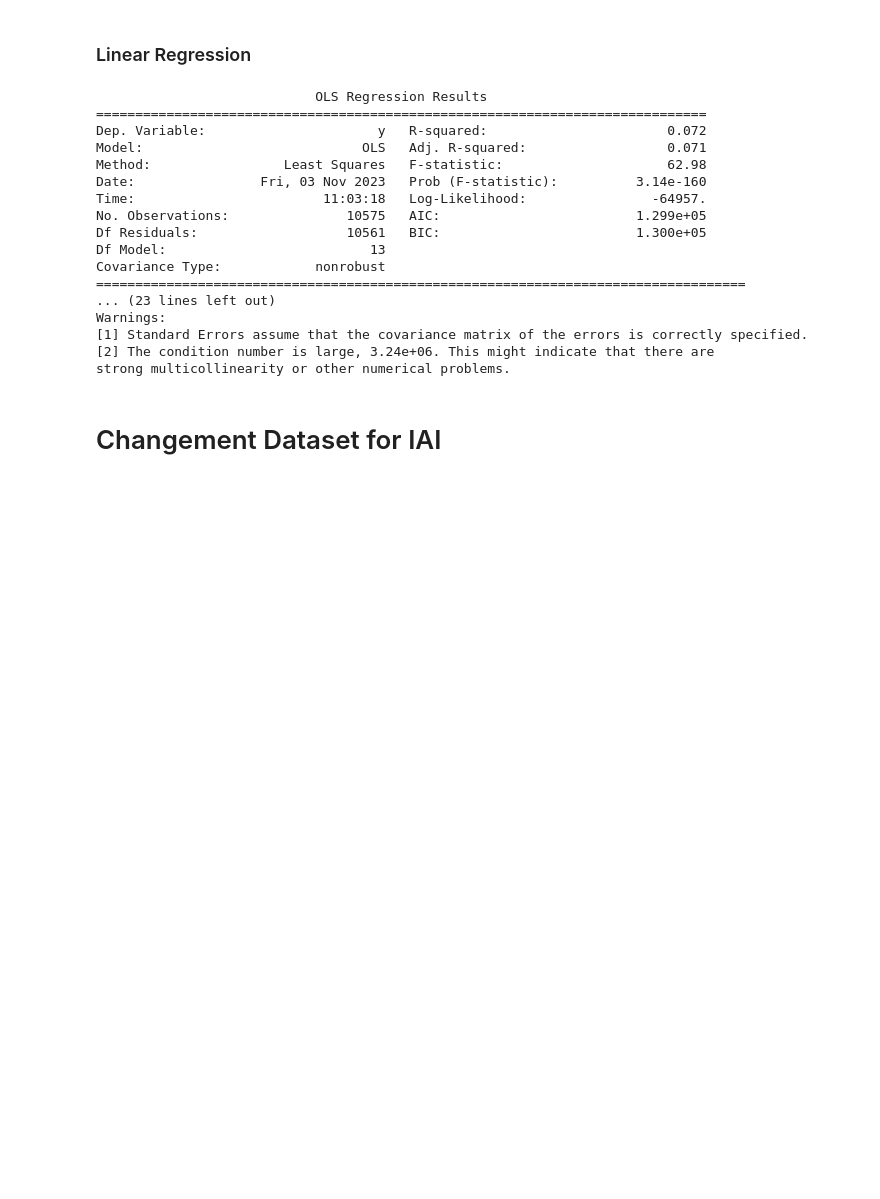
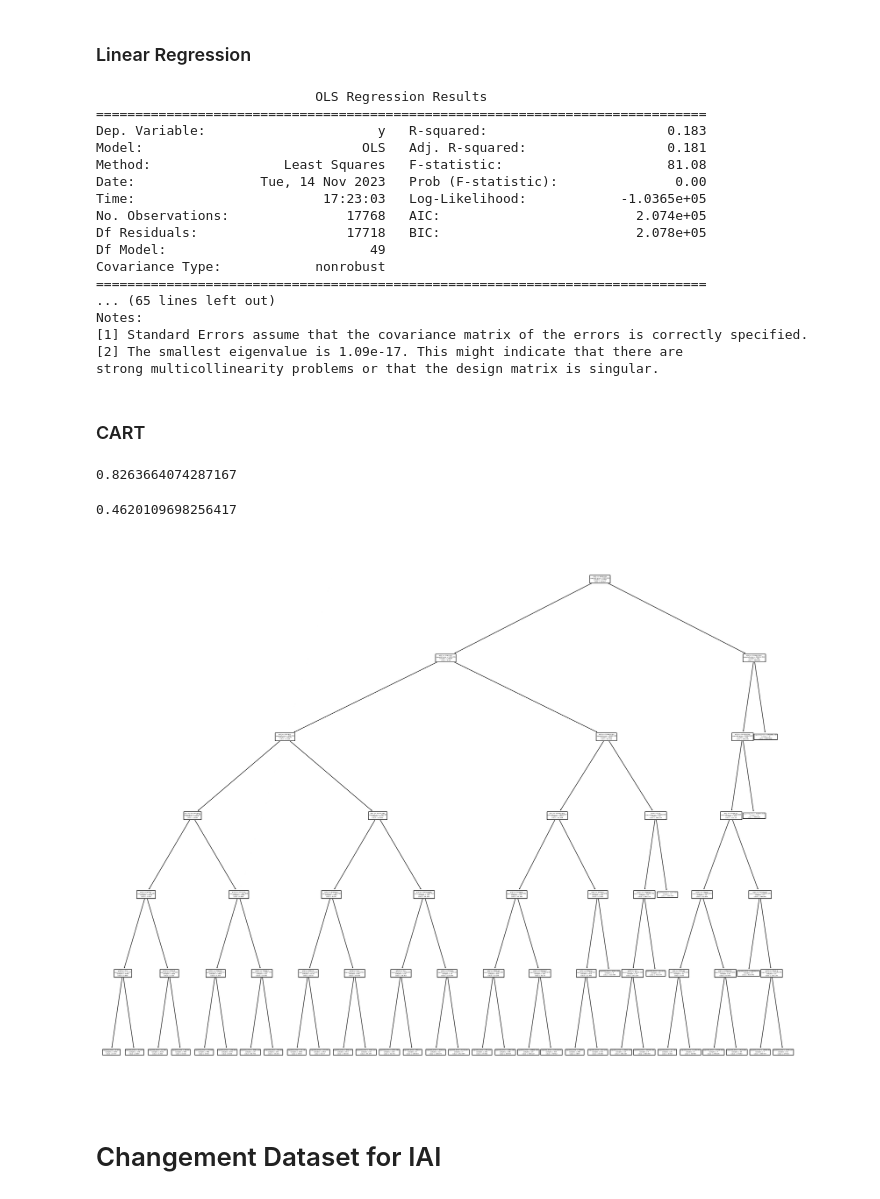
Before and after one commit to lucasleforest/analyticslab, a Jupyter notebook: 2_models/prediction.ipynb, the cells around one changed output. Cells and saved outputs as stored; diff of their text form; code cells hidden in the pictures; blank space fills up the shorter version.

Commit message:
add CART on final dataset

```diff
--- a/2_models/prediction.ipynb
+++ b/2_models/prediction.ipynb
@@ -29,0 +38,7 @@ df
+# %%
+X_train = df[(df.Year<=2022)]
+X_test = df[(df.Year>=2023)]
+y_train = X_train.pop("CompanySpend")
+y_test = X_test.pop("CompanySpend")
+X_train.drop(["Year"], axis=1, inplace=True)
+X_test.drop(["Year"], axis=1, inplace=True)
@@ -30,31 +54,46 @@ df
 # %% [markdown]
 ### Linear Regression
 # %%
-first_df = df[(df.Year <= 2022)].iloc[:, 4:]
-y_train = np.array(first_df.Value)
-X_train = first_df.drop("Value", axis = 1)
-X_bis = sm.add_constant(X_train)
-est = sm.OLS(y_train, X_bis)
+X_bis = sm.add_constant(np.asarray(X_train).astype('float64'))
+est = sm.OLS(np.asarray(y_train).astype('float64'), X_bis)
 reg = est.fit()
 print(reg.summary())
 # %% [output]
                             OLS Regression Results
 ==============================================================================
-Dep. Variable:                      y   R-squared:                       0.072
-Model:                            OLS   Adj. R-squared:                  0.071
-Method:                 Least Squares   F-statistic:                     62.98
-Date:                Fri, 03 Nov 2023   Prob (F-statistic):          3.14e-160
-Time:                        11:03:18   Log-Likelihood:                -64957.
-No. Observations:               10575   AIC:                         1.299e+05
-Df Residuals:                   10561   BIC:                         1.300e+05
-Df Model:                          13
+Dep. Variable:                      y   R-squared:                       0.183
+Model:                            OLS   Adj. R-squared:                  0.181
+Method:                 Least Squares   F-statistic:                     81.08
+Date:                Tue, 14 Nov 2023   Prob (F-statistic):               0.00
+Time:                        17:23:03   Log-Likelihood:            -1.0365e+05
+No. Observations:               17768   AIC:                         2.074e+05
+Df Residuals:                   17718   BIC:                         2.078e+05
+Df Model:                          49
 Covariance Type:            nonrobust
-===================================================================================
-... (23 lines left out)
-Warnings:
+==============================================================================
+... (65 lines left out)
+Notes:
 [1] Standard Errors assume that the covariance matrix of the errors is correctly specified.
-[2] The condition number is large, 3.24e+06. This might indicate that there are
-strong multicollinearity or other numerical problems.
+[2] The smallest eigenvalue is 1.09e-17. This might indicate that there are
+strong multicollinearity problems or that the design matrix is singular.
+# %% [markdown]
+### CART
+# %%
+model_cart = DecisionTreeRegressor(max_depth=6, min_samples_leaf=5)
+model_cart.fit(X_train, y_train)
+r2_score(y_train, model_cart.predict(X_train))
+# %% [output]
+0.8263664074287167
+# %%
+r2_score(y_test, model_cart.predict(X_test))
+# %% [output]
+0.4620109698256417
+# %%
+fig = plt.figure(figsize=(25,20))
+plot_tree(model_cart)
+plt.show()
+# %% [output]
+[figure, added]
 # %% [markdown]
 # Changement Dataset for IAI
 # %%
```
Also changed, not shown: parts of 3 cells of this notebook.
